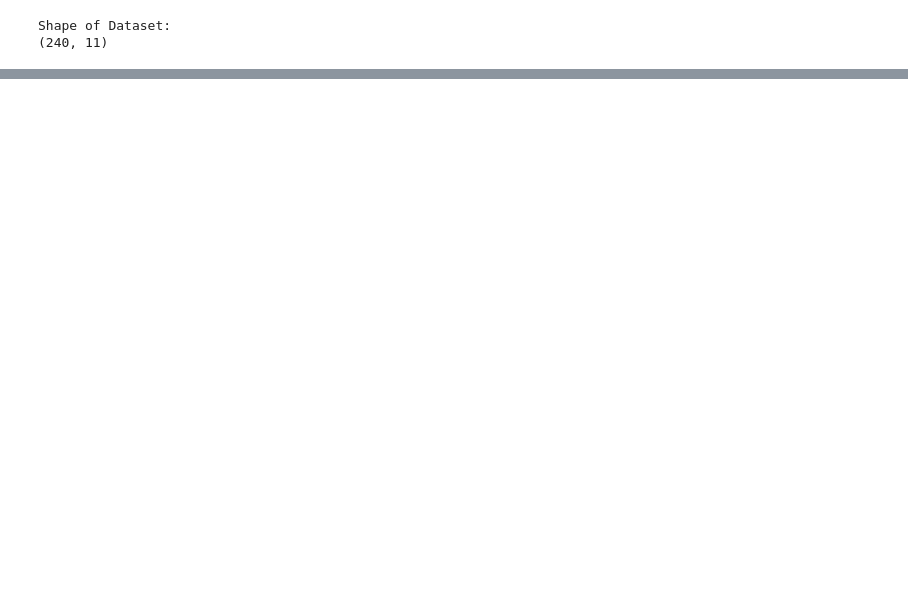
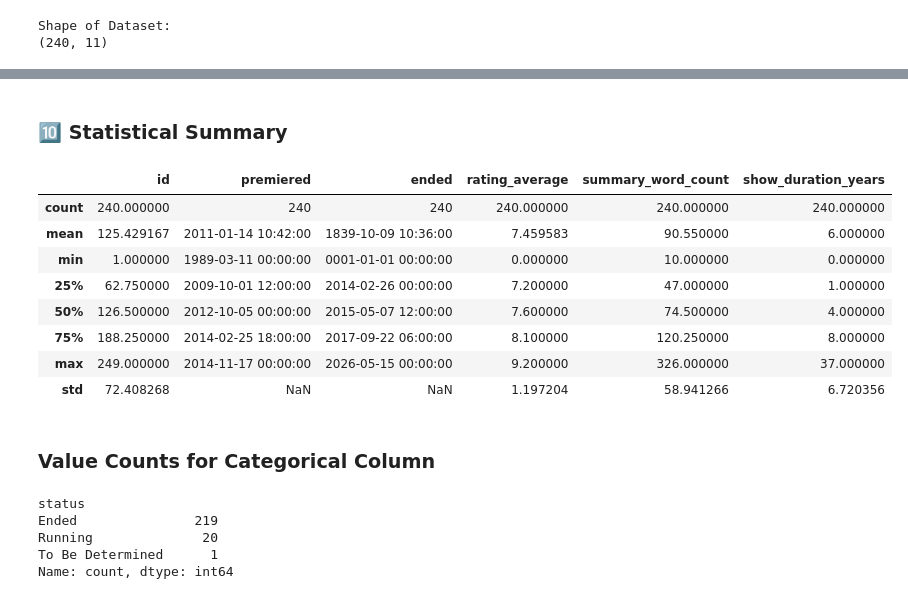
Before and after one commit to MaharjanSumit-59/AI_Data_Internship, a Jupyter notebook: week_5(EDA_Data_Analysis)/Task_1/task1.ipynb, the cells around one changed output, grey strips where cells are left out. Saved outputs shown, nothing was run; the diff lists cells and outputs as text; code cells hidden in the pictures; blank space fills up the shorter version.

```diff
--- a/week_5(EDA_Data_Analysis)/Task_1/task1.ipynb
+++ b/week_5(EDA_Data_Analysis)/Task_1/task1.ipynb
@@ -59,0 +117,24 @@ Shape of Dataset:
+# %% [markdown]
+### 🔟 Statistical Summary
+# %%
+df.describe()
+# %% [output]
+|  | id | premiered | ended | rating_average | summary_word_count | show_duration_years |
+| count | 240.000000 | 240 | 240 | 240.000000 | 240.000000 | 240.000000 |
+| mean | 125.429167 | 2011-01-14 10:42:00 | 1839-10-09 10:36:00 | 7.459583 | 90.550000 | 6.000000 |
+| min | 1.000000 | 1989-03-11 00:00:00 | 0001-01-01 00:00:00 | 0.000000 | 10.000000 | 0.000000 |
+| 25% | 62.750000 | 2009-10-01 12:00:00 | 2014-02-26 00:00:00 | 7.200000 | 47.000000 | 1.000000 |
+| 50% | 126.500000 | 2012-10-05 00:00:00 | 2015-05-07 12:00:00 | 7.600000 | 74.500000 | 4.000000 |
+| 75% | 188.250000 | 2014-02-25 18:00:00 | 2017-09-22 06:00:00 | 8.100000 | 120.250000 | 8.000000 |
+| max | 249.000000 | 2014-11-17 00:00:00 | 2026-05-15 00:00:00 | 9.200000 | 326.000000 | 37.000000 |
+| std | 72.408268 | NaN | NaN | 1.197204 | 58.941266 | 6.720356 |
+# %% [markdown]
+### Value Counts for Categorical Column
+# %%
+df["status"].value_counts()
+# %% [output]
+status
+Ended               219
+Running              20
+To Be Determined      1
+Name: count, dtype: int64
```
Also changed, not shown: parts of 18 cells of this notebook, 6 other files.
